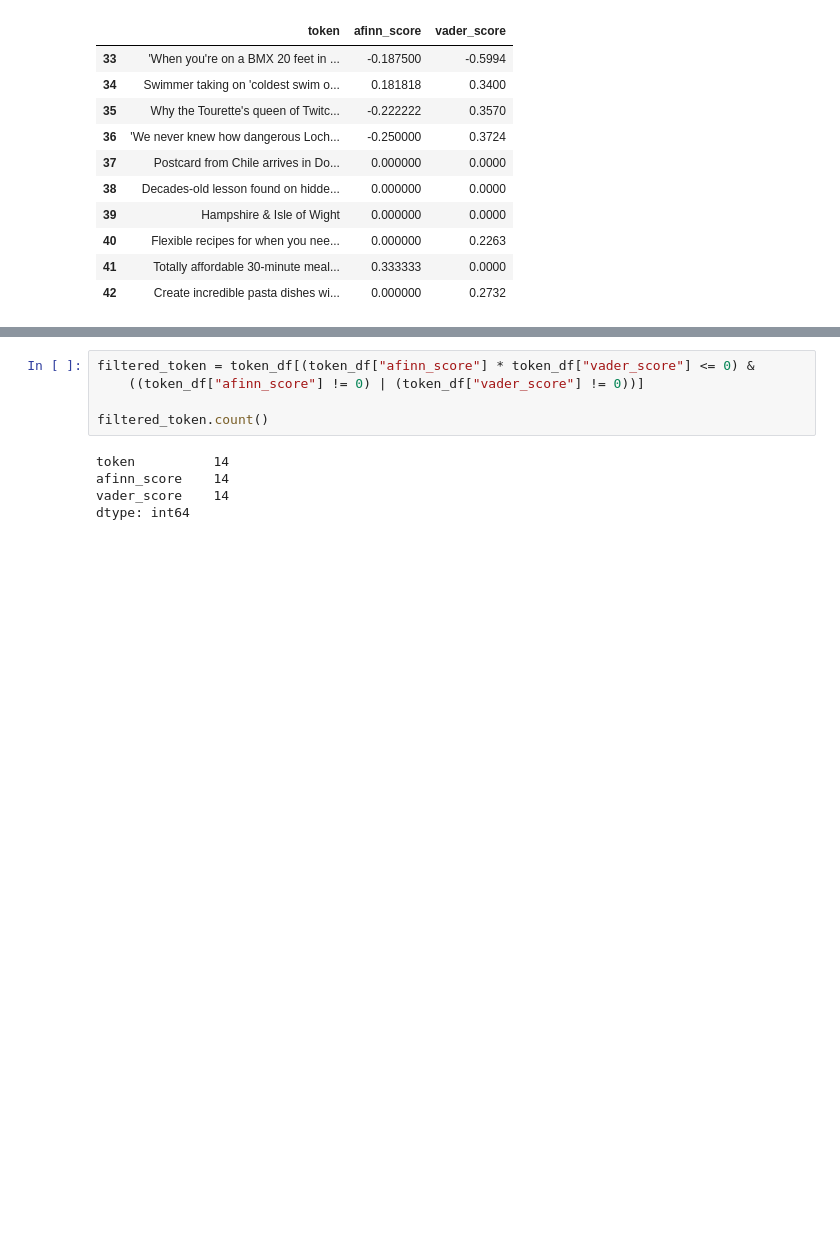
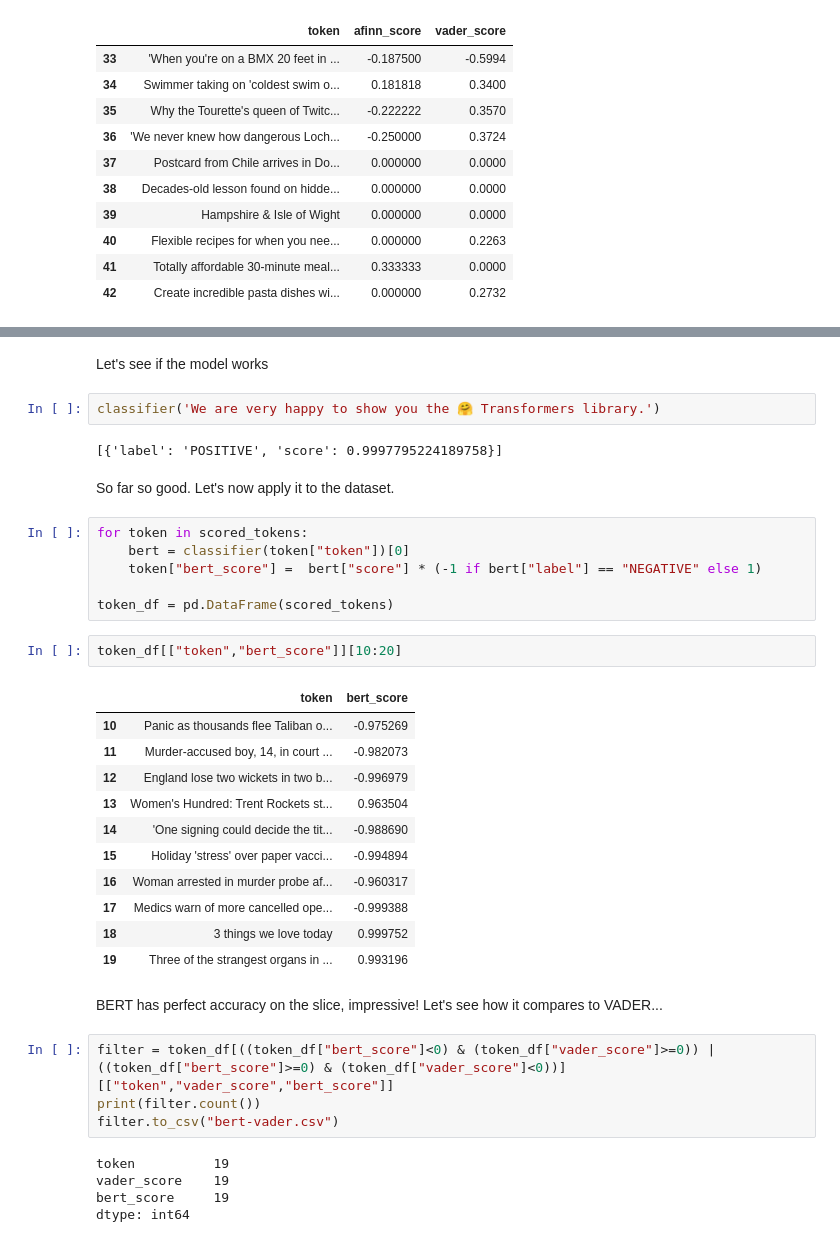
Before and after one commit to mihailthebuilder/bright-news-backend, a Jupyter notebook: research/main.ipynb, the cells around one changed output, grey strips where cells are left out. Cells and saved outputs as stored; diff of their text form; blank space fills up the shorter version.

```diff
--- a/research/main.ipynb
+++ b/research/main.ipynb
@@ -223,10 +192,39 @@ ModuleNotFoundError: No module named 'transformers'
+# %% [markdown]
+Let's see if the model works
+# %%
+classifier('We are very happy to show you the 🤗 Transformers library.')
+# %% [output]
+[{'label': 'POSITIVE', 'score': 0.9997795224189758}]
+# %% [markdown]
+So far so good. Let's now apply it to the dataset.
+# %%
+for token in scored_tokens:
+    bert = classifier(token["token"])[0]
+    token["bert_score"] =  bert["score"] * (-1 if bert["label"] == "NEGATIVE" else 1)
+
+token_df = pd.DataFrame(scored_tokens)
+# %%
+token_df[["token","bert_score"]][10:20]
+# %% [output]
+|  | token | bert_score |
+| 10 | Panic as thousands flee Taliban o... | -0.975269 |
+| 11 | Murder-accused boy, 14, in court ... | -0.982073 |
+| 12 | England lose two wickets in two b... | -0.996979 |
+| 13 | Women's Hundred: Trent Rockets st... | 0.963504 |
+| 14 | 'One signing could decide the tit... | -0.988690 |
+| 15 | Holiday 'stress' over paper vacci... | -0.994894 |
+| 16 | Woman arrested in murder probe af... | -0.960317 |
+| 17 | Medics warn of more cancelled ope... | -0.999388 |
+| 18 | 3 things we love today | 0.999752 |
+| 19 | Three of the strangest organs in ... | 0.993196 |
+# %% [markdown]
+BERT has perfect accuracy on the slice, impressive! Let's see how it compares to VADER...
 # %%
-filtered_token = token_df[(token_df["afinn_score"] * token_df["vader_score"] <= 0) &
-    ((token_df["afinn_score"] != 0) | (token_df["vader_score"] != 0))]
-
-filtered_token.count()
+filter = token_df[((token_df["bert_score"]<0) & (token_df["vader_score"]>=0)) | ((token_df["bert_score"]>=0) & (token_df["vader_score"]<0))][["token","vader_score","bert_score"]]
+print(filter.count())
+filter.to_csv("bert-vader.csv")
 # %% [output]
-token          14
-afinn_score    14
-vader_score    14
+token          19
+vader_score    19
+bert_score     19
 dtype: int64
```
Also changed, not shown: parts of 21 cells of this notebook.
